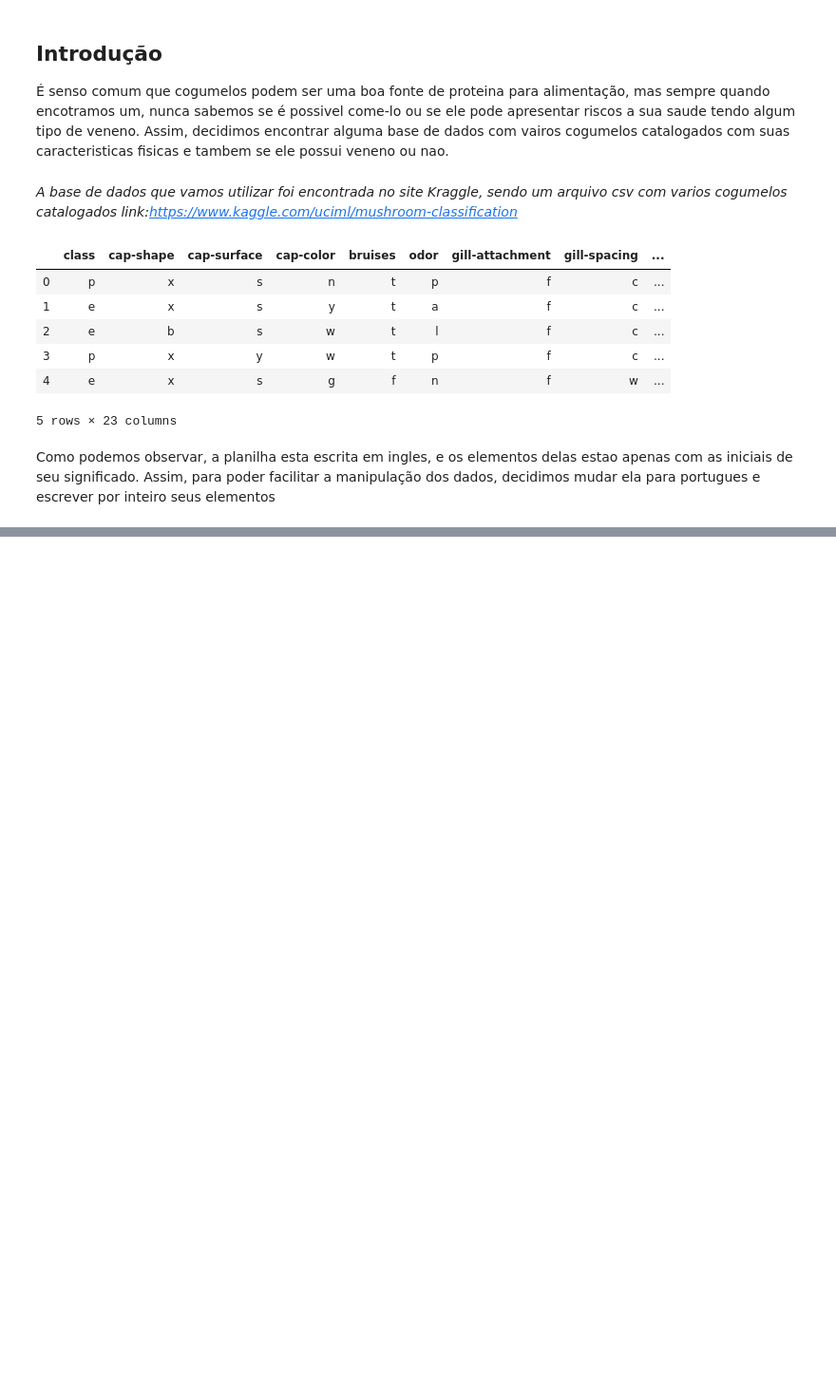
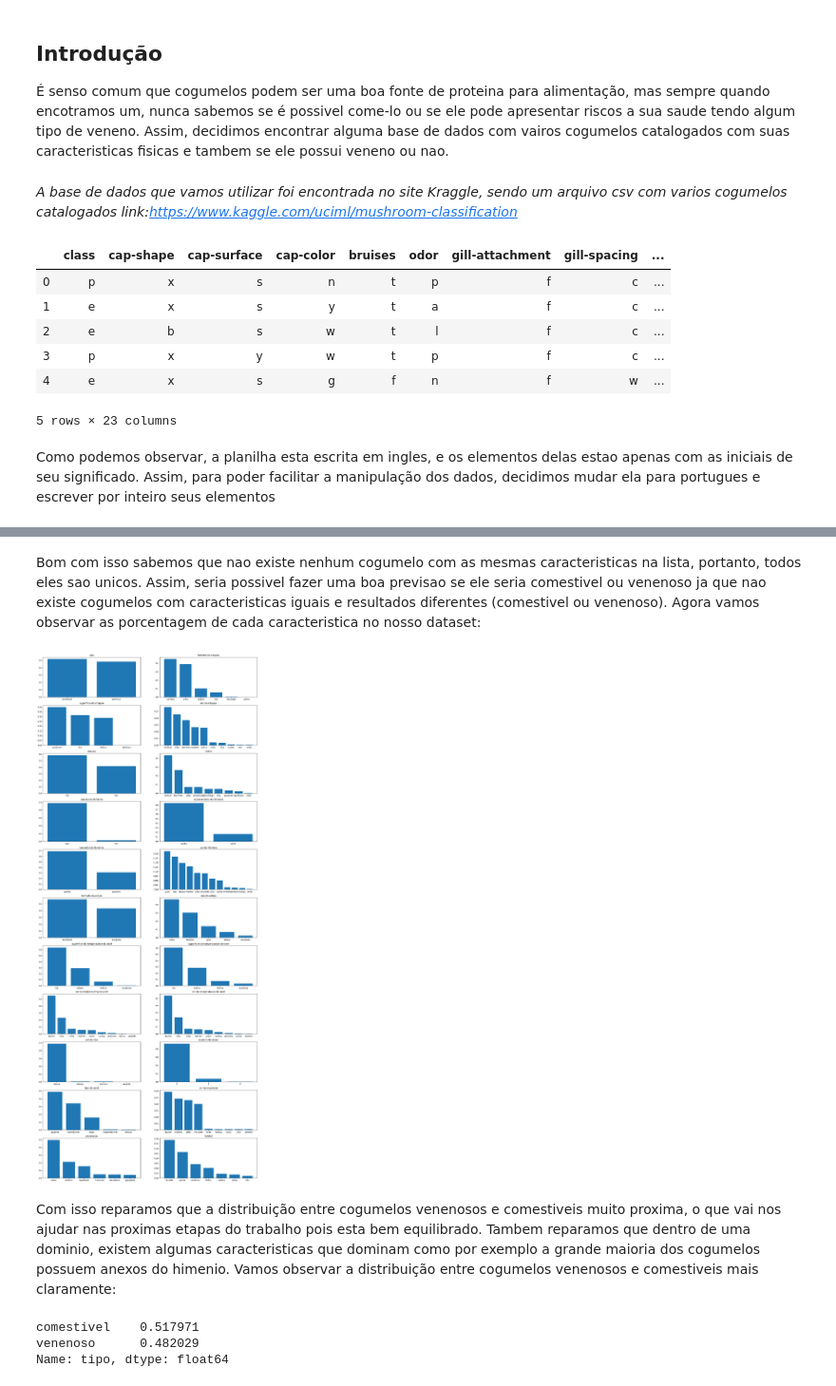
Before and after one commit to andscost/Probabilidade-de-um-cogumelo-ser-comestivel, a Jupyter notebook: Notebook.ipynb, the cells around one changed output, grey strips where cells are left out. Shown at 95% size. Cells and saved outputs as stored; diff of their text form; code cells hidden in the pictures; blank space fills up the shorter version.

```diff
--- a/Notebook.ipynb
+++ b/Notebook.ipynb
@@ -108,0 +116,24 @@ data_clean.head()
+# %% [markdown]
+Bom com isso sabemos que nao existe nenhum cogumelo com as mesmas caracteristicas na lista, portanto, todos eles sao unicos.
+Assim, seria possivel fazer uma boa previsao se ele seria comestivel ou venenoso ja que nao existe cogumelos com caracteristicas iguais e resultados diferentes (comestivel ou venenoso).
+Agora vamos observar as porcentagem de cada caracteristica no nosso dataset:
+# %%
+i = 0 #posição do subplot
+f = plt.figure(figsize=(20,50)) #tamanho do subplot
+for coluna in data_clean:
+    i += 1
+    plot = f.add_subplot(11,2,i)
+    plot.bar(data_clean[coluna].value_counts().index,data_clean[coluna].value_counts(normalize=True))
+    plt.title(coluna)
+plt.show()
+# %% [output]
+[figure, added]
+# %% [markdown]
+Com isso reparamos que a distribuição entre cogumelos venenosos e comestiveis muito proxima, o que vai nos ajudar nas proximas etapas do trabalho pois esta bem equilibrado. Tambem reparamos que dentro de uma dominio, existem algumas caracteristicas que dominam como por exemplo a grande maioria dos cogumelos possuem anexos do himenio.
+Vamos observar a distribuição entre cogumelos venenosos e comestiveis mais claramente:
+# %%
+data_clean['tipo'].value_counts(normalize=True)
+# %% [output]
+comestivel    0.517971
+venenoso      0.482029
+Name: tipo, dtype: float64
```
Also changed, not shown: parts of 7 cells of this notebook.
